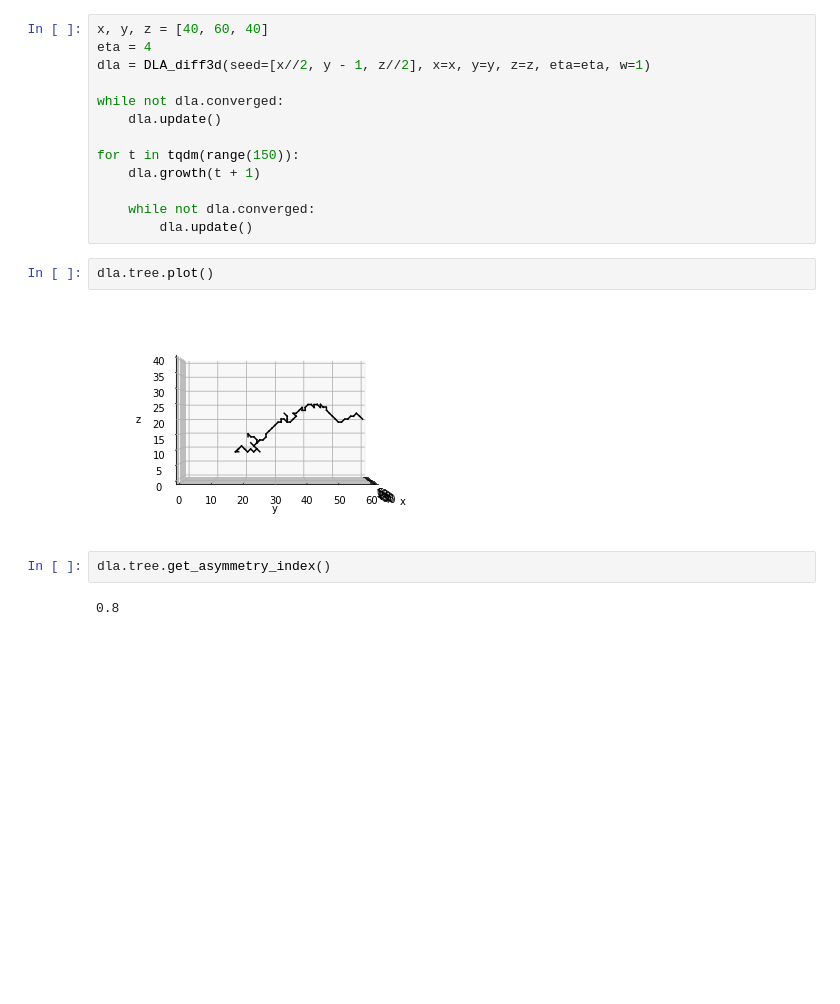
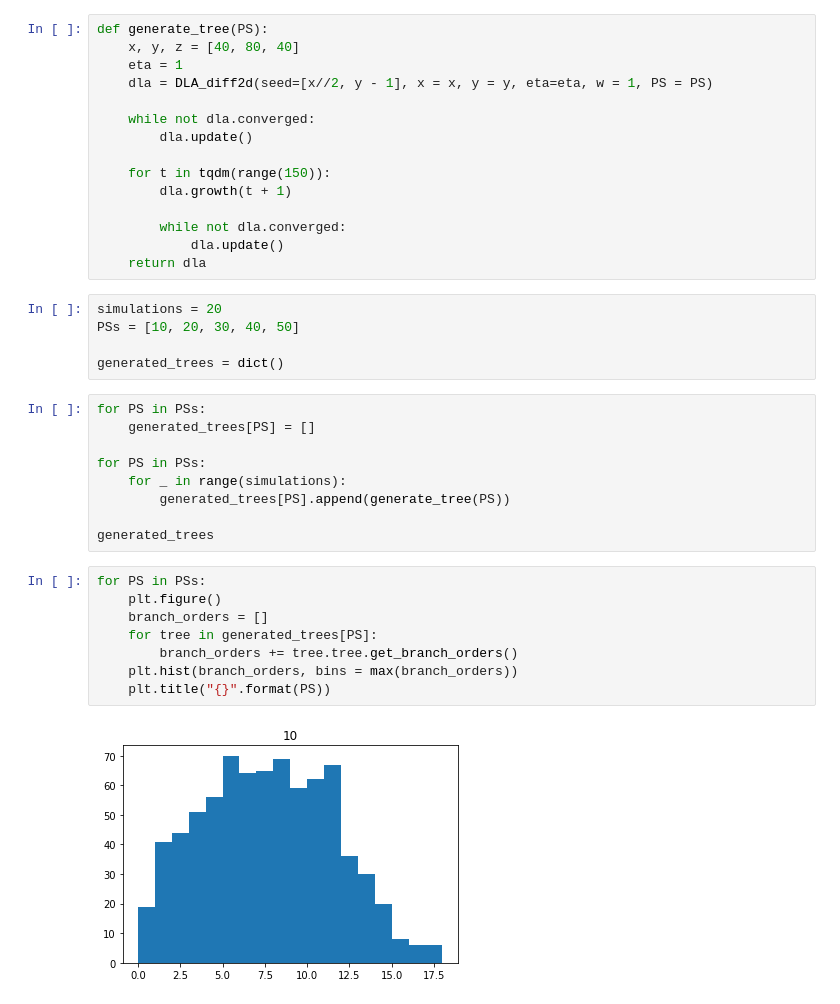
Before and after one commit to matthijsdewit111/CSS, a Jupyter notebook: code/asymmetry_index.ipynb, the cells around one changed output. Drawn from its saved outputs; the diff is of its cells as text; blank space fills up the shorter version.

```diff
--- a/code/asymmetry_index.ipynb
+++ b/code/asymmetry_index.ipynb
@@ -8,21 +16,39 @@ from diff3d import DLA_diff3d
 # %%
-x, y, z = [40, 60, 40]
-eta = 4
-dla = DLA_diff3d(seed=[x//2, y - 1, z//2], x=x, y=y, z=z, eta=eta, w=1)
-
-while not dla.converged:
-    dla.update()
-
-for t in tqdm(range(150)):
-    dla.growth(t + 1)
+def generate_tree(PS):
+    x, y, z = [40, 80, 40]
+    eta = 1
+    dla = DLA_diff2d(seed=[x//2, y - 1], x = x, y = y, eta=eta, w = 1, PS = PS)
 
     while not dla.converged:
         dla.update()
+
+    for t in tqdm(range(150)):
+        dla.growth(t + 1)
+
+        while not dla.converged:
+            dla.update()
+    return dla
-# %%
-dla.tree.plot()
-# %% [output]
-[figure, removed]
-# %%
-dla.tree.get_asymmetry_index()
-# %% [output]
-0.8
+# %%
+simulations = 20
+PSs = [10, 20, 30, 40, 50]
+
+generated_trees = dict()
+# %%
+for PS in PSs:
+    generated_trees[PS] = []
+
+for PS in PSs:
+    for _ in range(simulations):
+        generated_trees[PS].append(generate_tree(PS))
+
+generated_trees
+# %%
+for PS in PSs:
+    plt.figure()
+    branch_orders = []
+    for tree in generated_trees[PS]:
+        branch_orders += tree.tree.get_branch_orders()
+    plt.hist(branch_orders, bins = max(branch_orders))
+    plt.title("{}".format(PS))
+# %% [output]
+[figure, added]
```
Also changed, not shown: parts of 6 cells of this notebook.
